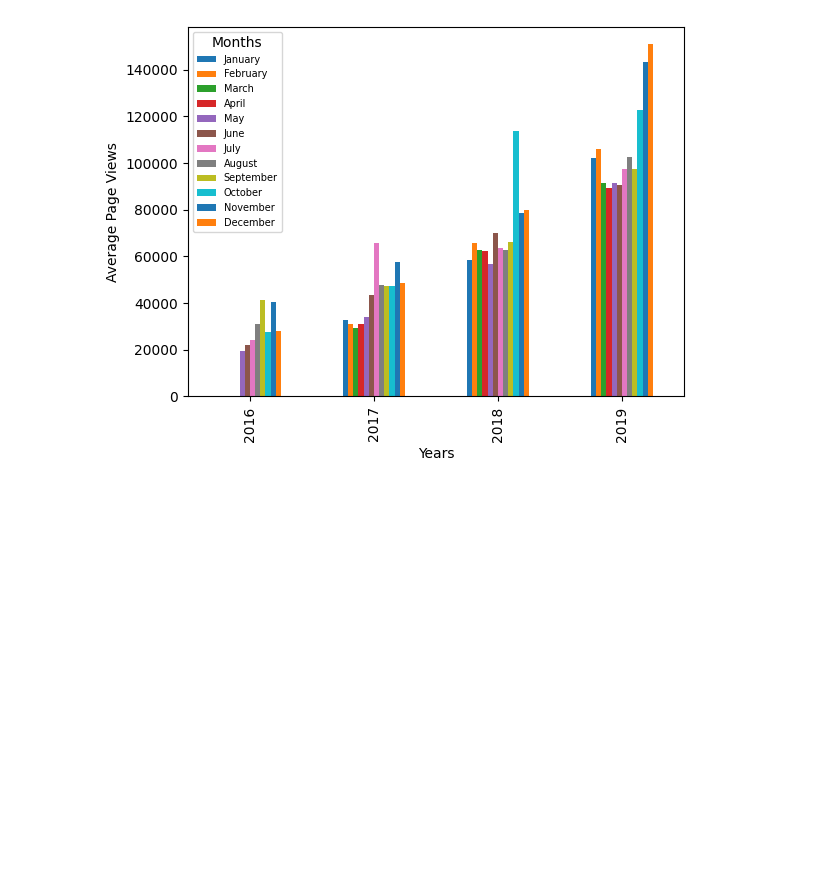
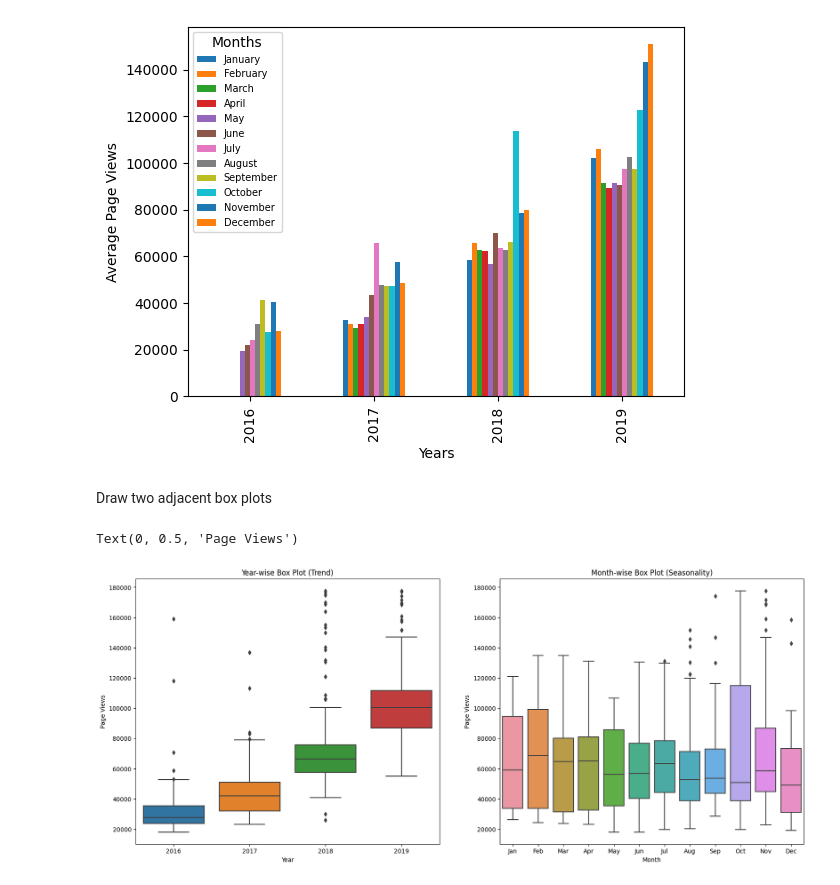
Before and after one commit to GiancarloN/Data-Analysis-with-Python, a Jupyter notebook: 04 - Page View Time Series/page-view.ipynb, the cells around one changed output. Cells and saved outputs as stored; diff of their text form; code cells hidden in the pictures; blank space fills up the shorter version.

Commit message:
Completed Page View Project.

```diff
--- a/04 - Page View Time Series/page-view.ipynb
+++ b/04 - Page View Time Series/page-view.ipynb
@@ -54,3 +54,27 @@ plt.ylabel("Average Page Views")
 # %% [output]
 Text(0, 0.5, 'Average Page Views')
 [figure]
+# %% [markdown]
+Draw two adjacent box plots
+# %%
+df_box = df.copy()
+df_box.reset_index(inplace=True)
+df_box["year"] = [d.year for d in df_box.date]
+df_box["month"] = [d.strftime('%b') for d in df_box.date]
+df_box["month_num"] = pd.DatetimeIndex(df_box["date"]).month
+df_box.sort_values(by="month_num", inplace=True)
+# %%
+fig, (ax1, ax2) = plt.subplots(ncols=2, figsize=(20,8))
+
+sns.boxplot(ax=ax1, x=df_box["year"], y=df_box["value"])
+ax1.set_title("Year-wise Box Plot (Trend)")
+ax1.set_xlabel("Year")
+ax1.set_ylabel("Page Views")
+
+sns.boxplot(ax=ax2, x=df_box["month"], y=df_box["value"])
+ax2.set_title("Month-wise Box Plot (Seasonality)")
+ax2.set_xlabel("Month")
+ax2.set_ylabel("Page Views")
+# %% [output]
+Text(0, 0.5, 'Page Views')
+[figure, added]
```
Also changed, not shown: parts of 2 cells of this notebook.
